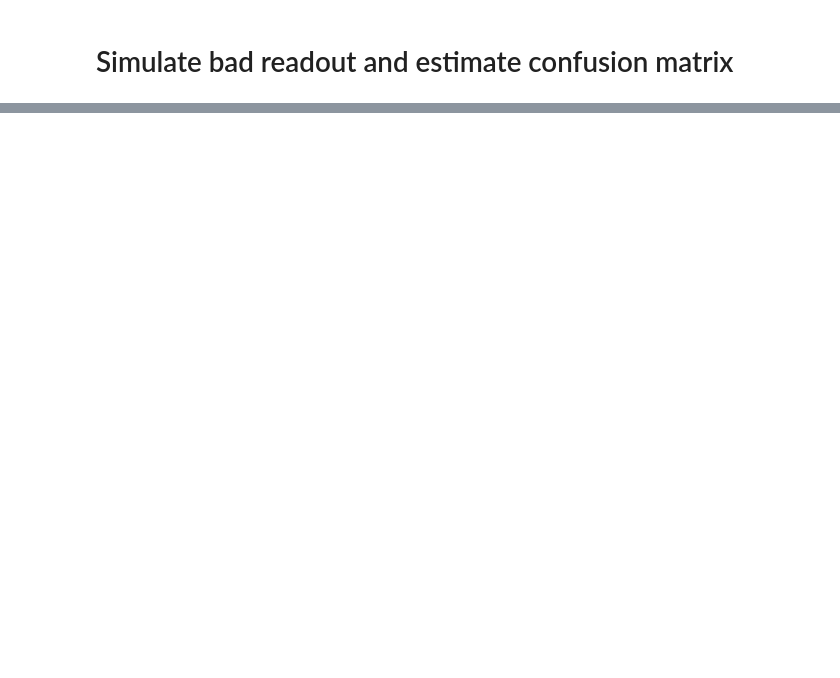
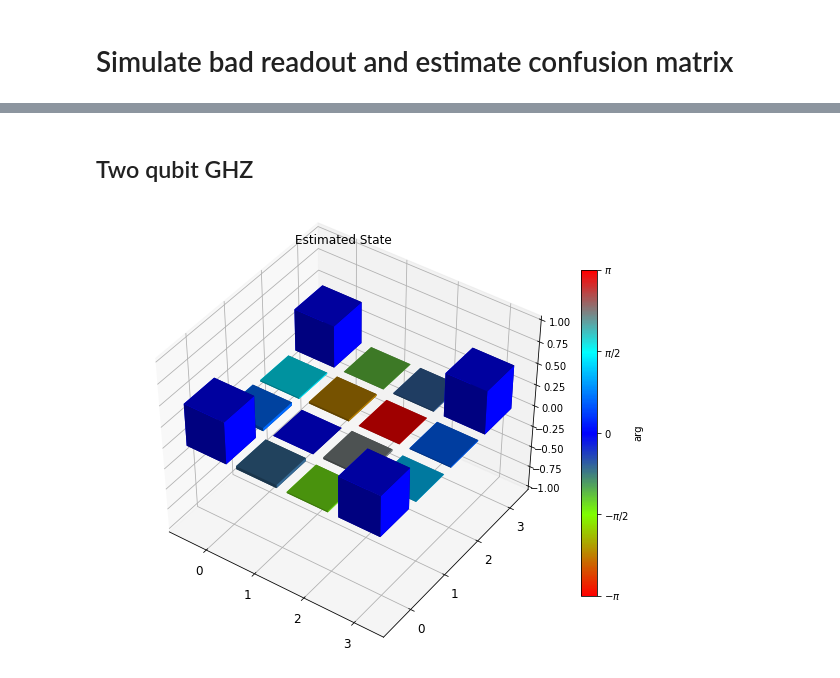
Before and after one commit to rigetti/grove, a Jupyter notebook: examples/QuantumTomography.ipynb, the cells around one changed output, grey strips where cells are left out. Saved outputs shown, nothing was run; the diff lists cells and outputs as text; code cells hidden in the pictures; blank space fills up the shorter version.

```diff
--- a/examples/QuantumTomography.ipynb
+++ b/examples/QuantumTomography.ipynb
@@ -371,0 +81,27 @@ state_tomo.plot();
+# %% [markdown]
+## Two qubit GHZ
+# %%
+BAD_2Q_READOUT = np.kron(BAD_1Q_READOUT, BAD_1Q_READOUT)
+
+prog = Program([H(0),
+                H(1),
+                CZ(0, 1),
+                H(1)])
+nq = len(prog.extract_qubits())
+d = 2**nq
+tomo_channels = list(default_rotations(*range(nq)))
+tomo_seq = list(state_tomography_programs(prog))
+nsamples = 1000
+
+assignment_probs = estimate_assignment_probs([0, 1], BAD_2Q_READOUT, nsamples, cxn)
+
+histograms = np.zeros((len(tomo_seq), d))
+for jj, p in enumerate(tomo_seq):
+    histograms[jj] = make_histogram(sample_bad_readout(p, nsamples, BAD_2Q_READOUT, cxn), d)
+
+povm = make_diagonal_povm(POVM_PI_BASIS**nq, assignment_probs)
+channel_ops = [quil_to_operator(tomo_q) for tomo_q in tomo_channels]
+state_tomo = StateTomography.estimate_from_ssr(histograms, povm, channel_ops, DEFAULT_STATE_TOMO_SETTINGS)
+state_tomo.plot();
+# %% [output]
+[figure, added]
```
Also changed, not shown: parts of 49 cells of this notebook, 5 other files.
